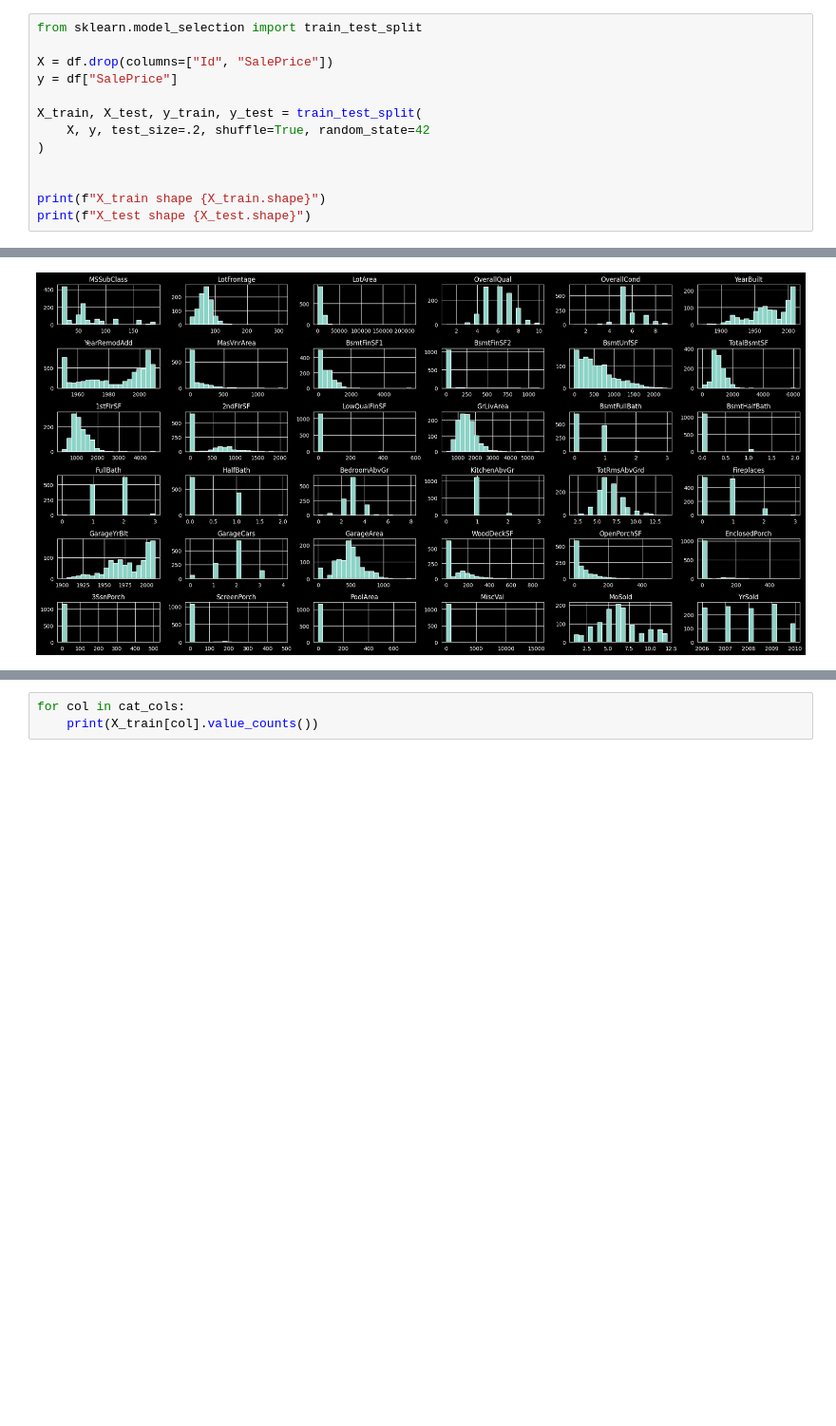
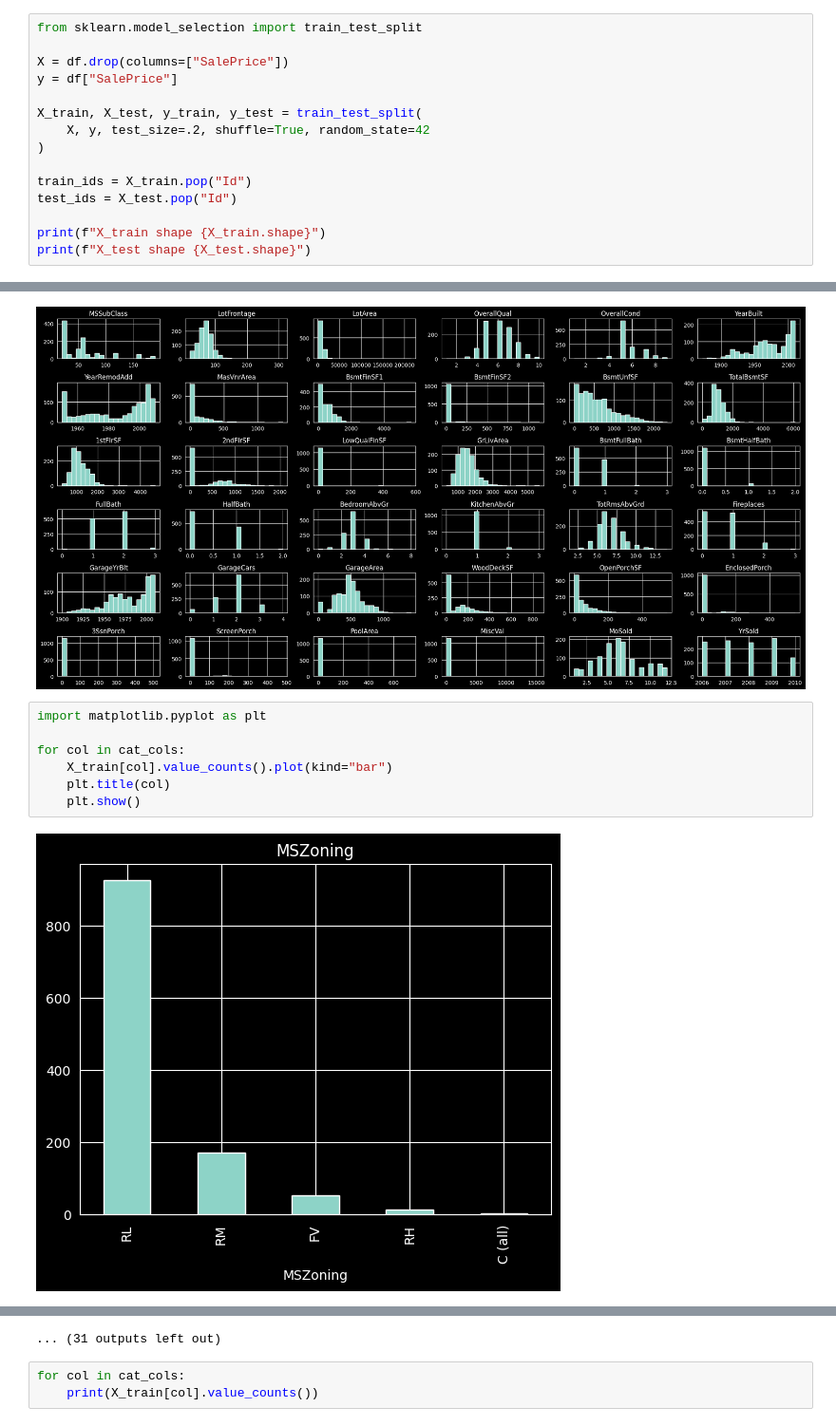
Before and after one commit to SandroBolkvadze/House-Prices-Kaggle-Competition, a Jupyter notebook: model_experiment.ipynb, the cells around one changed output, grey strips where cells are left out. Shown at 95% size. Drawn from its saved outputs; the diff is of its cells as text; blank space fills up the shorter version.

```diff
--- a/model_experiment.ipynb
+++ b/model_experiment.ipynb
@@ -15,13 +15,15 @@ df = pd.read_csv(PATH + "/train.csv")
 # %%
 from sklearn.model_selection import train_test_split
 
-X = df.drop(columns=["Id", "SalePrice"])
+X = df.drop(columns=["SalePrice"])
 y = df["SalePrice"]
 
 X_train, X_test, y_train, y_test = train_test_split(
     X, y, test_size=.2, shuffle=True, random_state=42
 )
 
+train_ids = X_train.pop("Id")
+test_ids = X_test.pop("Id")
 
 print(f"X_train shape {X_train.shape}")
 print(f"X_test shape {X_test.shape}")
@@ -156,3 +158,12 @@ plt.show()
 # %% [output]
 <Figure size 2000x1200 with 0 Axes>
 [figure]
+# %%
+import matplotlib.pyplot as plt
+
+for col in cat_cols:
+    X_train[col].value_counts().plot(kind="bar")
+    plt.title(col)
+    plt.show()
+# %% [output]
+[figure, added]
@@ -159,3 +181,4 @@ plt.show()
+... (31 outputs left out)
 # %%
 for col in cat_cols:
     print(X_train[col].value_counts())
```
Also changed, not shown: parts of 3 cells of this notebook, 1 other file.
